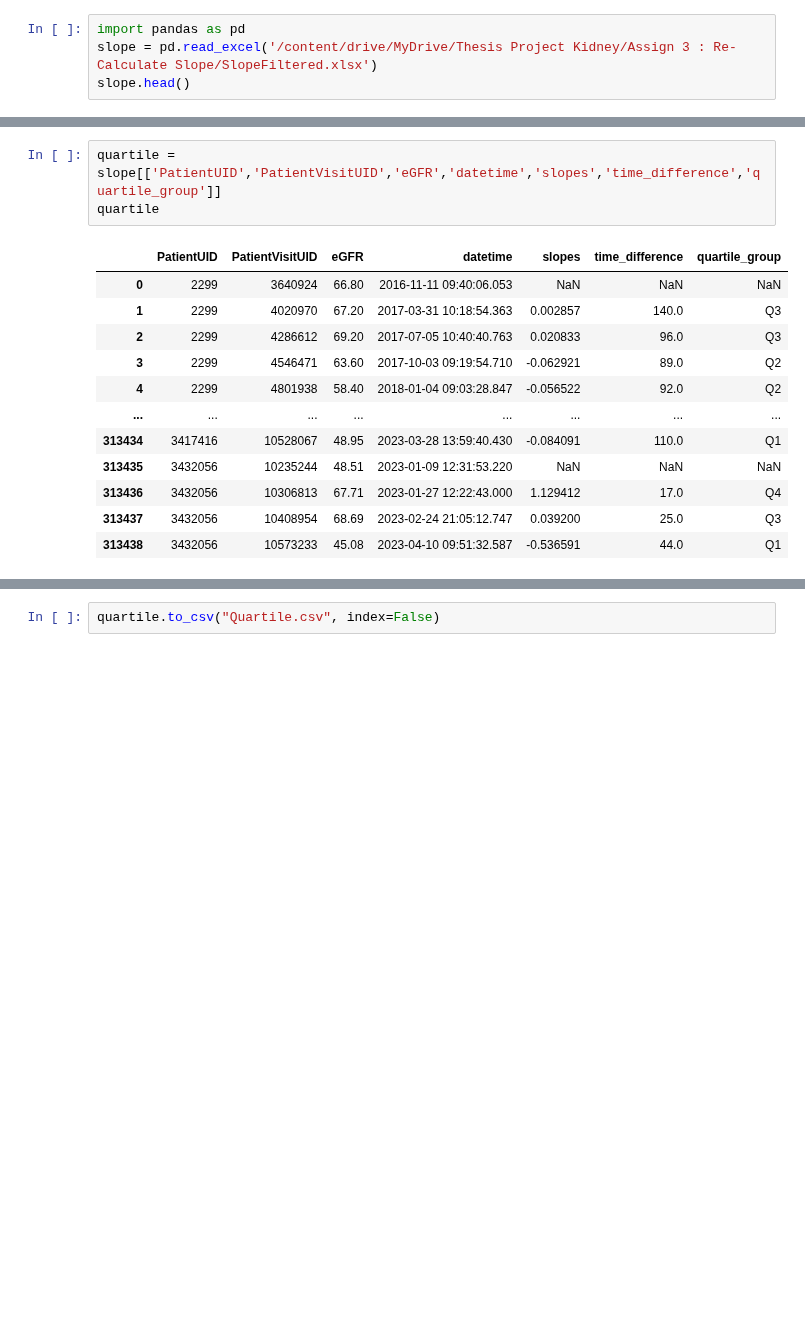
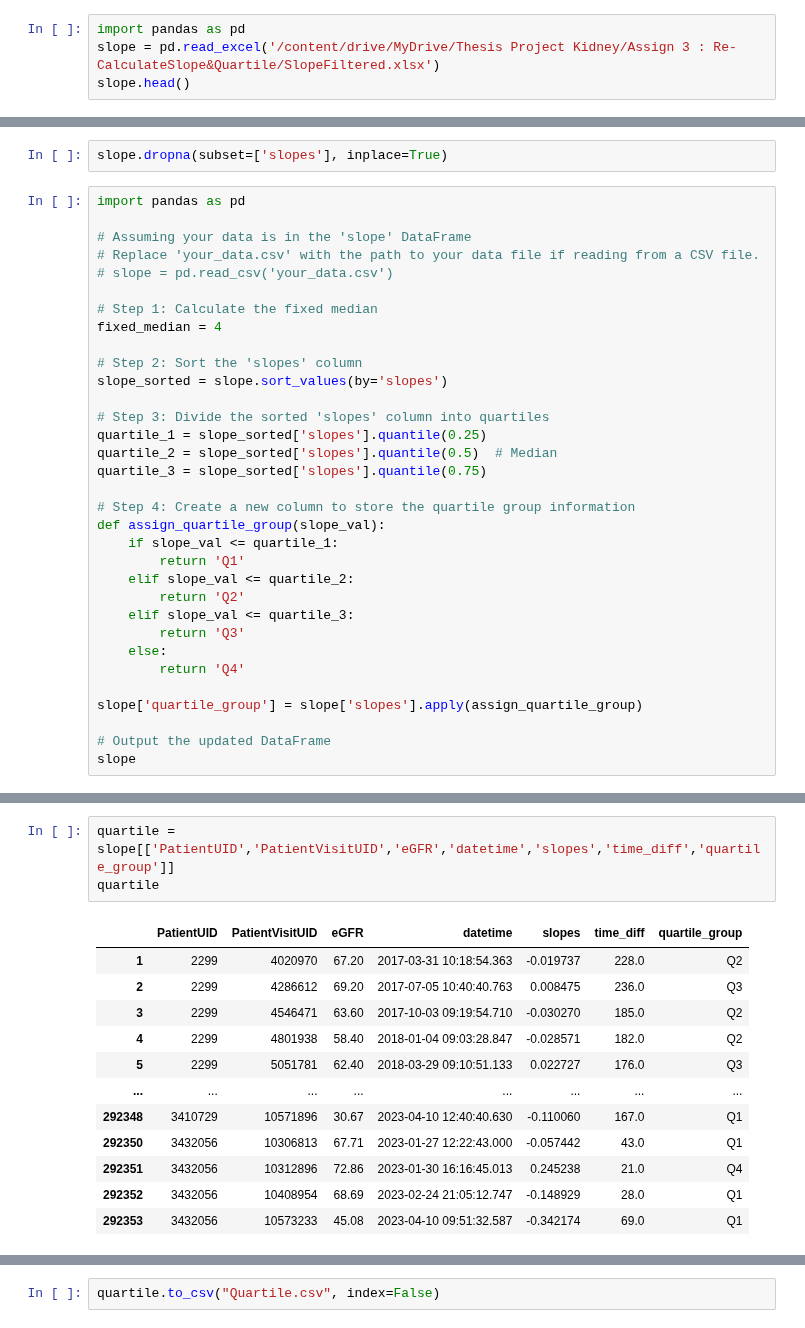
Before and after one commit to nxxk23/PROJECT, a Jupyter notebook: Quartile.ipynb, the cells around one changed output, grey strips where cells are left out. Cells and saved outputs as stored; diff of their text form; blank space fills up the shorter version.

```diff
--- a/Quartile.ipynb
+++ b/Quartile.ipynb
@@ -8,5 +8,5 @@ Mounted at /content/drive
 # %%
 import pandas as pd
-slope = pd.read_excel('/content/drive/MyDrive/Thesis Project Kidney/Assign 3 : Re-Calculate Slope/SlopeFiltered.xlsx')
+slope = pd.read_excel('/content/drive/MyDrive/Thesis Project Kidney/Assign 3 : Re-CalculateSlope&Quartile/SlopeFiltered.xlsx')
 slope.head()
 # %% [output]
@@ -53,0 +25,35 @@ Name: slopes, dtype: float64
+# %%
+slope.dropna(subset=['slopes'], inplace=True)
+# %%
+import pandas as pd
+
+# Assuming your data is in the 'slope' DataFrame
+# Replace 'your_data.csv' with the path to your data file if reading from a CSV file.
+# slope = pd.read_csv('your_data.csv')
+
+# Step 1: Calculate the fixed median
+fixed_median = 4
+
+# Step 2: Sort the 'slopes' column
+slope_sorted = slope.sort_values(by='slopes')
+
+# Step 3: Divide the sorted 'slopes' column into quartiles
+quartile_1 = slope_sorted['slopes'].quantile(0.25)
+quartile_2 = slope_sorted['slopes'].quantile(0.5)  # Median
+quartile_3 = slope_sorted['slopes'].quantile(0.75)
+
+# Step 4: Create a new column to store the quartile group information
+def assign_quartile_group(slope_val):
+    if slope_val <= quartile_1:
+        return 'Q1'
+    elif slope_val <= quartile_2:
+        return 'Q2'
+    elif slope_val <= quartile_3:
+        return 'Q3'
+    else:
+        return 'Q4'
+
+slope['quartile_group'] = slope['slopes'].apply(assign_quartile_group)
+
+# Output the updated DataFrame
+slope
@@ -82,16 +153,16 @@ Quartile Group Q3: 73263 records
 # %%
-quartile = slope[['PatientUID','PatientVisitUID','eGFR','datetime','slopes','time_difference','quartile_group']]
+quartile = slope[['PatientUID','PatientVisitUID','eGFR','datetime','slopes','time_diff','quartile_group']]
 quartile
 # %% [output]
-|  | PatientUID | PatientVisitUID | eGFR | datetime | slopes | time_difference | quartile_group |
-| 0 | 2299 | 3640924 | 66.80 | 2016-11-11 09:40:06.053 | NaN | NaN | NaN |
-| 1 | 2299 | 4020970 | 67.20 | 2017-03-31 10:18:54.363 | 0.002857 | 140.0 | Q3 |
-| 2 | 2299 | 4286612 | 69.20 | 2017-07-05 10:40:40.763 | 0.020833 | 96.0 | Q3 |
-| 3 | 2299 | 4546471 | 63.60 | 2017-10-03 09:19:54.710 | -0.062921 | 89.0 | Q2 |
-| 4 | 2299 | 4801938 | 58.40 | 2018-01-04 09:03:28.847 | -0.056522 | 92.0 | Q2 |
+|  | PatientUID | PatientVisitUID | eGFR | datetime | slopes | time_diff | quartile_group |
+| 1 | 2299 | 4020970 | 67.20 | 2017-03-31 10:18:54.363 | -0.019737 | 228.0 | Q2 |
+| 2 | 2299 | 4286612 | 69.20 | 2017-07-05 10:40:40.763 | 0.008475 | 236.0 | Q3 |
+| 3 | 2299 | 4546471 | 63.60 | 2017-10-03 09:19:54.710 | -0.030270 | 185.0 | Q2 |
+| 4 | 2299 | 4801938 | 58.40 | 2018-01-04 09:03:28.847 | -0.028571 | 182.0 | Q2 |
+| 5 | 2299 | 5051781 | 62.40 | 2018-03-29 09:10:51.133 | 0.022727 | 176.0 | Q3 |
 | ... | ... | ... | ... | ... | ... | ... | ... |
-| 313434 | 3417416 | 10528067 | 48.95 | 2023-03-28 13:59:40.430 | -0.084091 | 110.0 | Q1 |
-| 313435 | 3432056 | 10235244 | 48.51 | 2023-01-09 12:31:53.220 | NaN | NaN | NaN |
-| 313436 | 3432056 | 10306813 | 67.71 | 2023-01-27 12:22:43.000 | 1.129412 | 17.0 | Q4 |
-| 313437 | 3432056 | 10408954 | 68.69 | 2023-02-24 21:05:12.747 | 0.039200 | 25.0 | Q3 |
-| 313438 | 3432056 | 10573233 | 45.08 | 2023-04-10 09:51:32.587 | -0.536591 | 44.0 | Q1 |
+| 292348 | 3410729 | 10571896 | 30.67 | 2023-04-10 12:40:40.630 | -0.110060 | 167.0 | Q1 |
+| 292350 | 3432056 | 10306813 | 67.71 | 2023-01-27 12:22:43.000 | -0.057442 | 43.0 | Q1 |
+| 292351 | 3432056 | 10312896 | 72.86 | 2023-01-30 16:16:45.013 | 0.245238 | 21.0 | Q4 |
+| 292352 | 3432056 | 10408954 | 68.69 | 2023-02-24 21:05:12.747 | -0.148929 | 28.0 | Q1 |
+| 292353 | 3432056 | 10573233 | 45.08 | 2023-04-10 09:51:32.587 | -0.342174 | 69.0 | Q1 |
```
Also changed, not shown: parts of 16 cells of this notebook.
